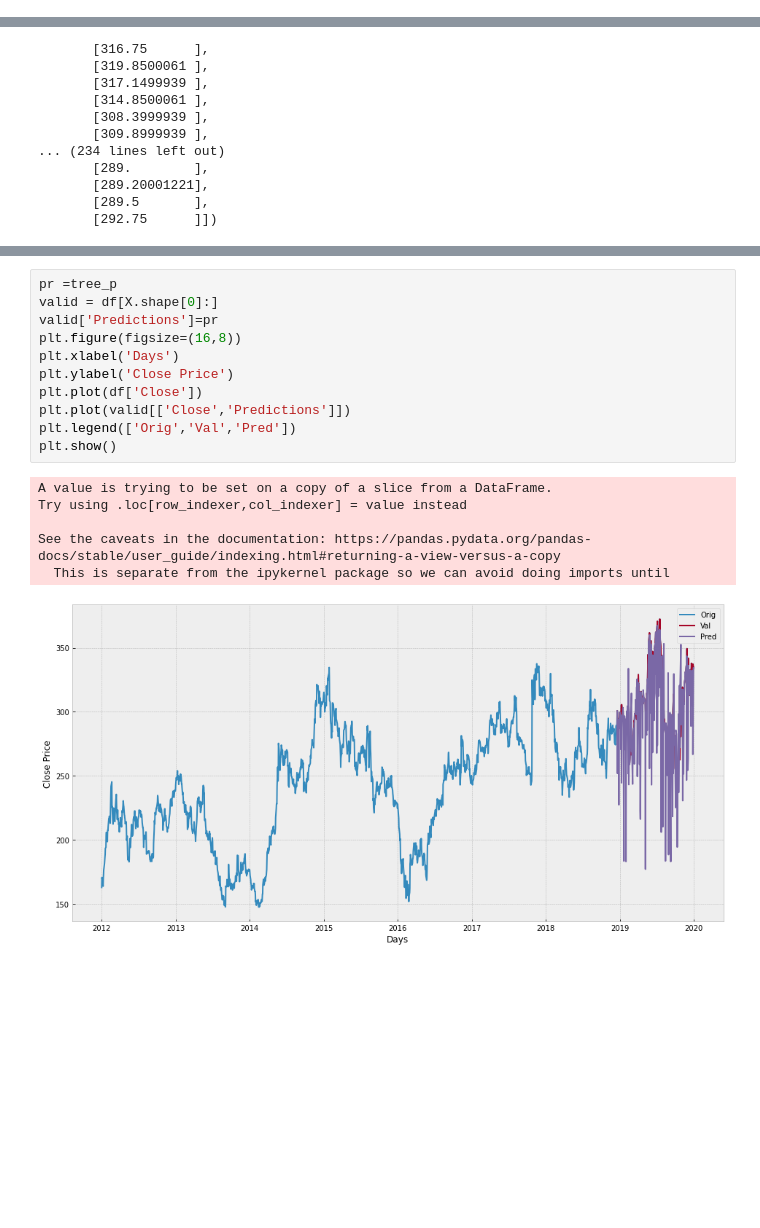
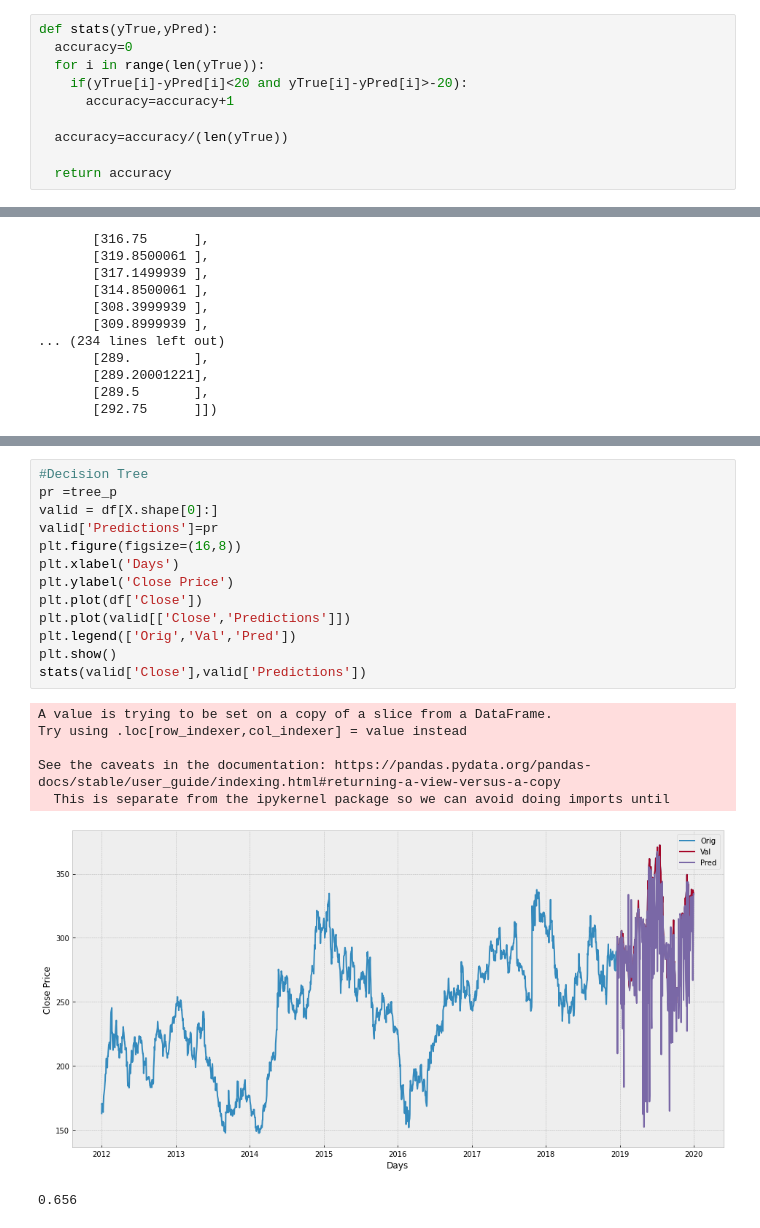
Before and after one commit to hardik-sh/Stock-Prediction, a Jupyter notebook: Stock_Prediction.ipynb, the cells around one changed output, grey strips where cells are left out. Cells and saved outputs as stored; diff of their text form; blank space fills up the shorter version.

```diff
--- a/Stock_Prediction.ipynb
+++ b/Stock_Prediction.ipynb
@@ -194,3 +213,13 @@ predictions = scaler.inverse_transform(predictions)
+# %%
+def stats(yTrue,yPred):
+  accuracy=0
+  for i in range(len(yTrue)):
+    if(yTrue[i]-yPred[i]<20 and yTrue[i]-yPred[i]>-20):
+      accuracy=accuracy+1
+
+  accuracy=accuracy/(len(yTrue))
+
+  return accuracy
 # %%
 rmse = np.sqrt(np.mean(predictions - y_test)**2)
 rmse
@@ -290,21 +335,24 @@ print(lr_p)
 # %%
+#Decision Tree
 pr =tree_p
 valid = df[X.shape[0]:]
 valid['Predictions']=pr
 plt.figure(figsize=(16,8))
 plt.xlabel('Days')
 plt.ylabel('Close Price')
 plt.plot(df['Close'])
 plt.plot(valid[['Close','Predictions']])
 plt.legend(['Orig','Val','Pred'])
 plt.show()
+stats(valid['Close'],valid['Predictions'])
 # %% [output]
 A value is trying to be set on a copy of a slice from a DataFrame.
 Try using .loc[row_indexer,col_indexer] = value instead
 
 See the caveats in the documentation: https://pandas.pydata.org/pandas-docs/stable/user_guide/indexing.html#returning-a-view-versus-a-copy
   This is separate from the ipykernel package so we can avoid doing imports until
-[figure, old version]
+[figure, new version]
+0.656
 # %%
 valid
 # %% [output]
```
Also changed, not shown: parts of 10 cells of this notebook.
